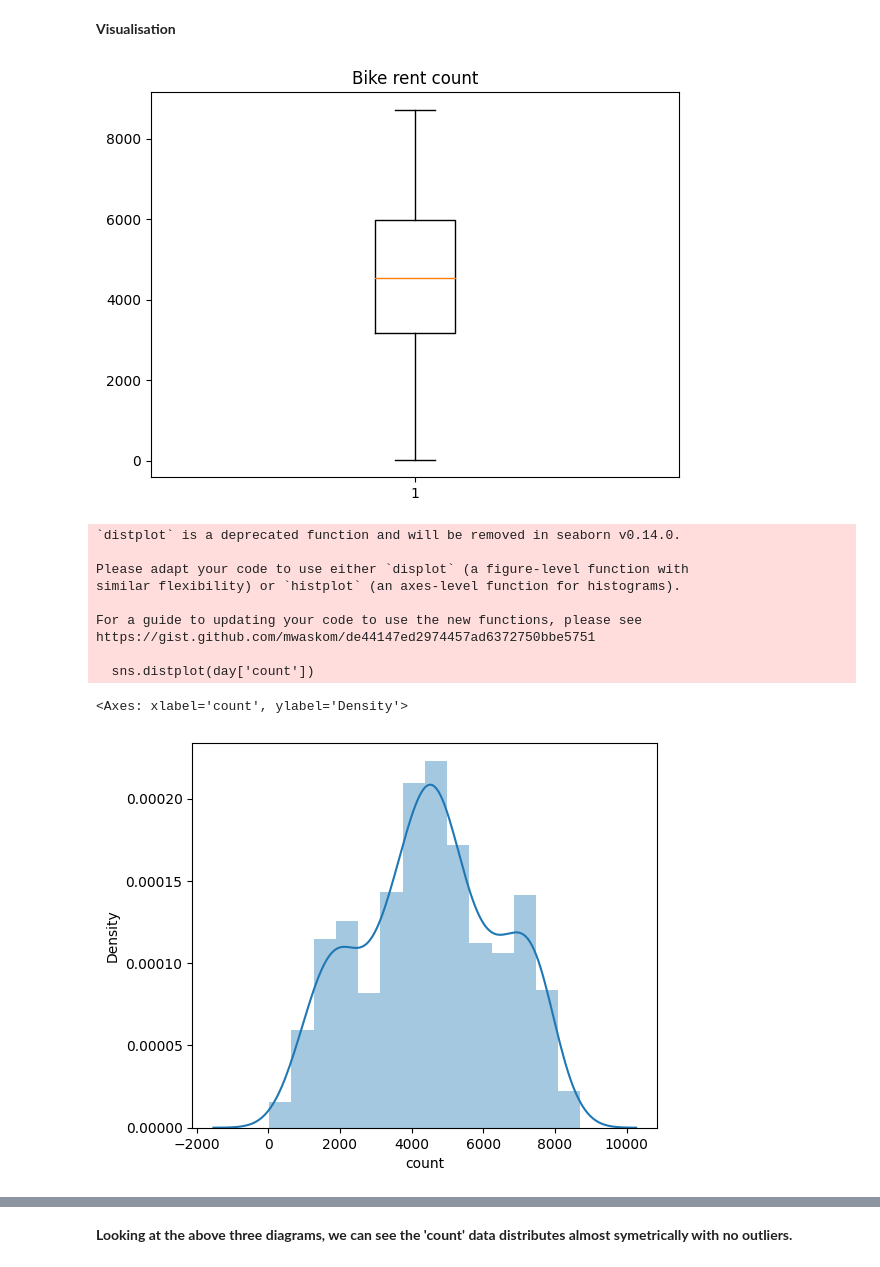
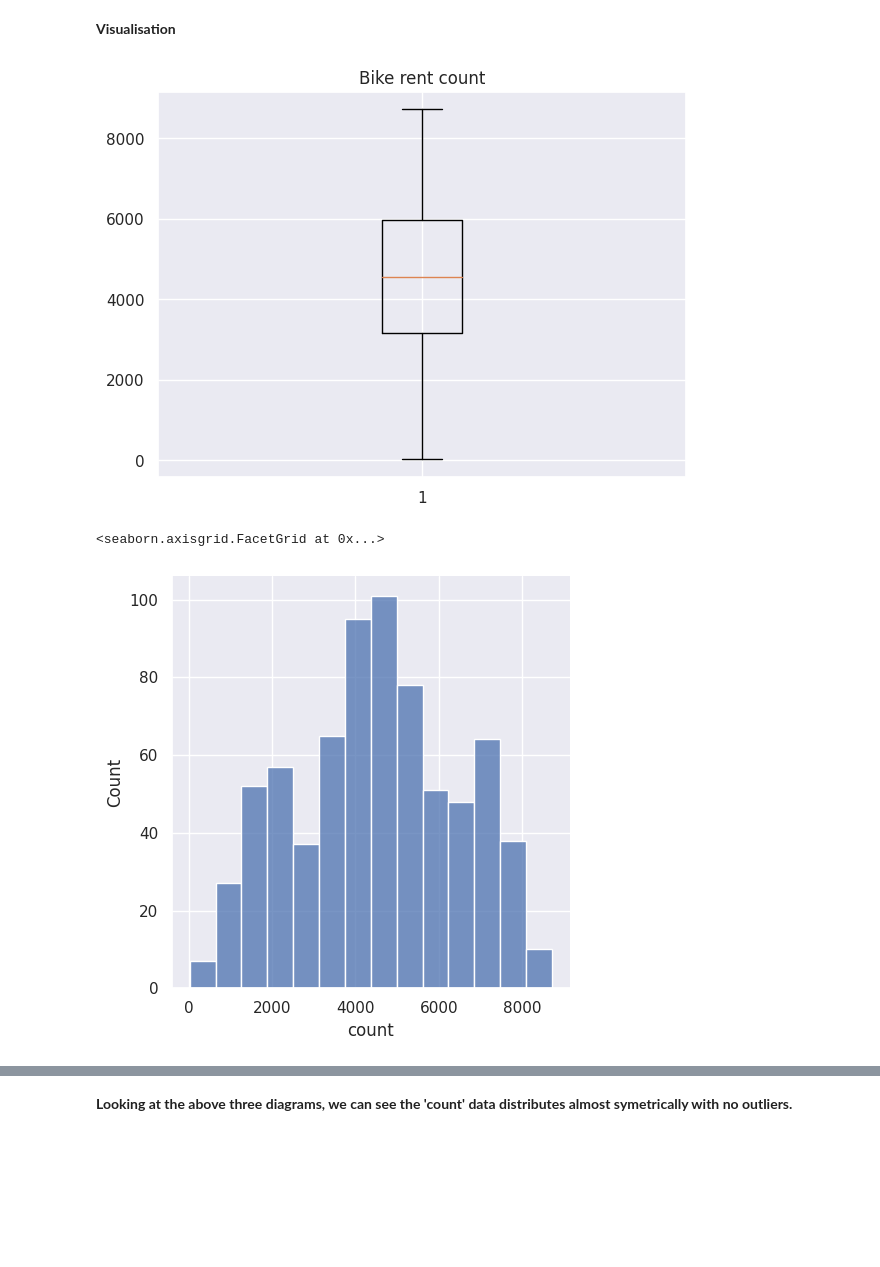
Before and after one commit to DSKumar06/DataScienceProject1, a Jupyter notebook: Bike_Sharing_Analysis_using_Linear_Reggression.ipynb, the cells around one changed output, grey strips where cells are left out. Cells and saved outputs as stored; diff of their text form; code cells hidden in the pictures; blank space fills up the shorter version.

```diff
--- a/Bike_Sharing_Analysis_using_Linear_Reggression.ipynb
+++ b/Bike_Sharing_Analysis_using_Linear_Reggression.ipynb
@@ -9,3 +9,20 @@ import seaborn as sns
 import statsmodels.formula.api as smf
 import statsmodels.api as sm
 from statsmodels.graphics.regressionplots import influence_plot
+from sklearn.preprocessing import MinMaxScaler
+from sklearn.model_selection import train_test_split
+from sklearn.metrics import mean_squared_error
+from sklearn.model_selection import cross_val_score
+from collections import Counter
+from IPython.core.display import display, HTML
+sns.set_style('darkgrid')
+from sklearn.metrics import r2_score
+from sklearn.linear_model import Lasso
+from sklearn.linear_model import Ridge
+from sklearn.preprocessing import StandardScaler
+from sklearn.pipeline import Pipeline
+from sklearn.preprocessing import PolynomialFeatures
+from sklearn.tree import DecisionTreeRegressor
+from sklearn.ensemble import RandomForestRegressor
+from sklearn.linear_model import LinearRegression
+from sklearn.feature_selection import RFE
@@ -112,6 +132,3 @@ day.describe().T
 | cnt | 730.0 | 4508.006849 | 1936.011647 | 22.000000 | 3169.750000 | 4548.500000 | 5966.000000 | 8714.000000 |
 # %% [markdown]
 We can set the instant as the index as it's a unique identifier
-# %%
-day.set_index('instant',inplace=True)
-day.head(10)
@@ -233,7 +232,6 @@ memory usage: 65.5+ KB
 # %%
-# Will need mapping of the seasons, weekday & weathersit columns as below for better understanding the relation
 day.season=day.season.map({1:"Spring",2:"Summer",3:"Fall",4:"Winter"})
-day.weekday=day.weekday.map({0:"Sun",1:"Mon",2:"Tue",3:"Wed",4:"Thurs",5:"Fri",6:"Sat"})
+day.weekday=day.weekday.map({0:'Sunday', 1:'Monday', 2:'Tuesday', 3: 'Wednesday', 4: 'Thursday', 5: 'Friday', 6: 'Saturday'})
 day.weathersit=day.weathersit.map({1:"Clear",2:"Mist",3:"Light Snow",4:"Rainfall"})
 # %%
 print('There are ',day.shape[0],'rows and ',day.shape[1],'columns in the dataset.')
@@ -297,21 +295,13 @@ plt.boxplot(day['count'])
 plt.title("Bike rent count")
 plt.show()
 # %% [output]
-[figure, old version]
+[figure, new version]
 # %%
-sns.distplot(day['count'])
+#sns.distplot(day['count'])
+sns.displot(day['count'])
 # %% [output]
-`distplot` is a deprecated function and will be removed in seaborn v0.14.0.
-
-Please adapt your code to use either `displot` (a figure-level function with
-similar flexibility) or `histplot` (an axes-level function for histograms).
-
-For a guide to updating your code to use the new functions, please see
-https://gist.github.com/mwaskom/de44147ed2974457ad6372750bbe5751
-
-  sns.distplot(day['count'])
+<seaborn.axisgrid.FacetGrid at 0x...>
-<Axes: xlabel='count', ylabel='Density'>
-[figure, old version]
+[figure, new version]
 # %%
 plt.figure(figsize=(15,5))
 plt.violinplot(day['count'],vert=False)
```
Also changed, not shown: parts of 116 cells of this notebook.
